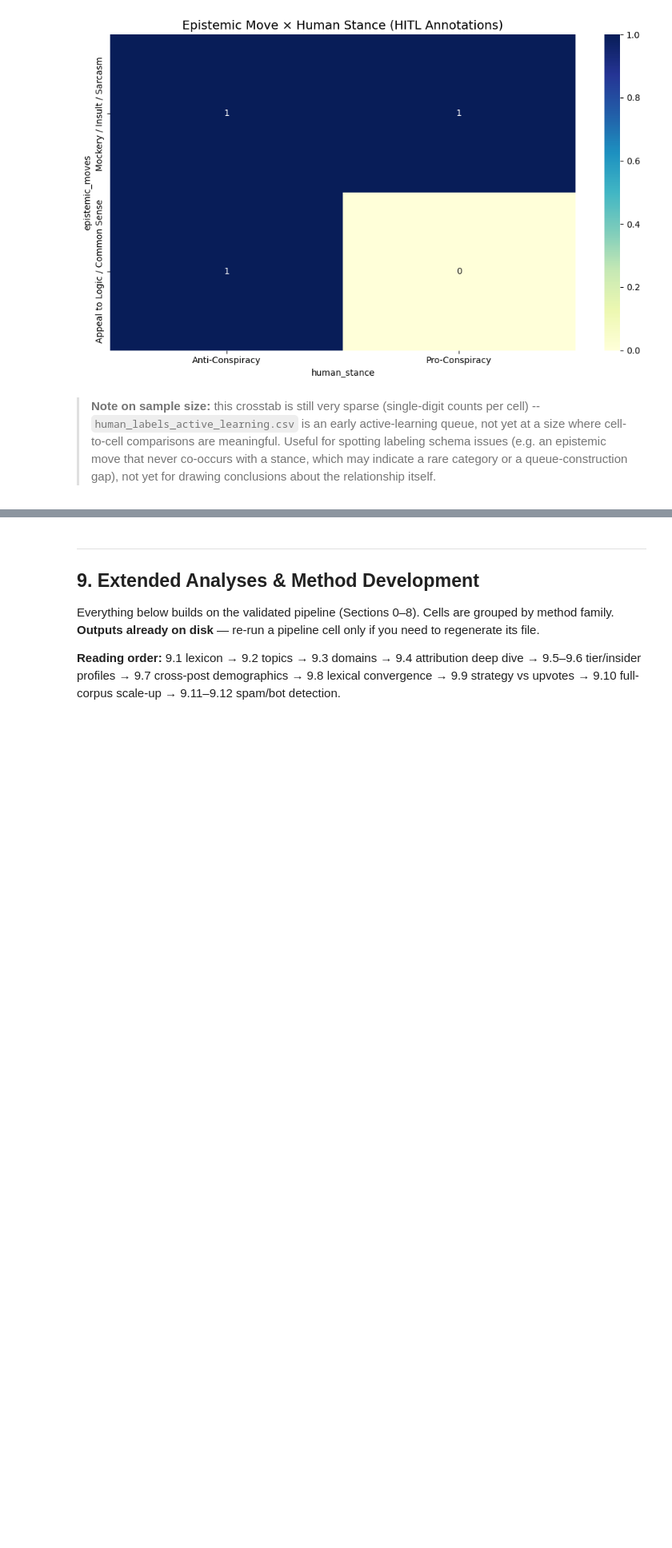
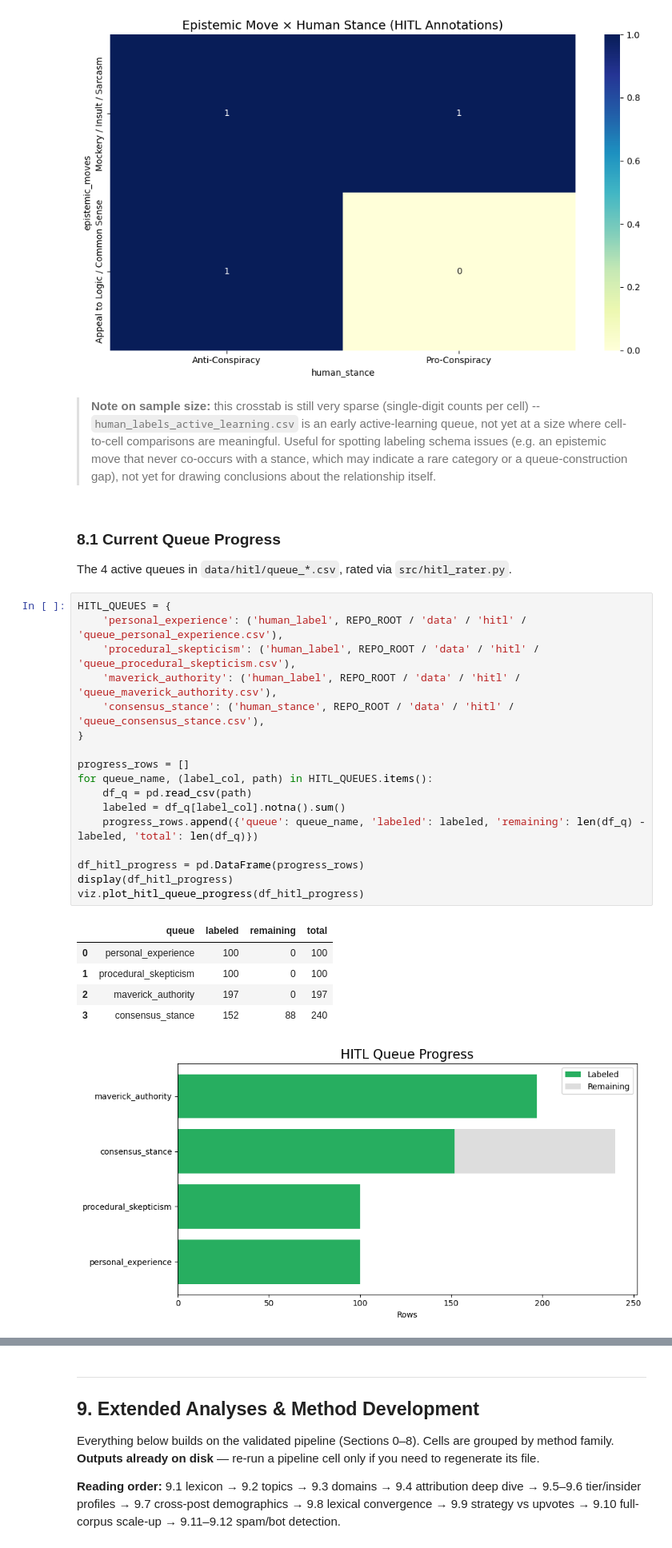
Before and after one commit to humanathema/ConspiracyComments, a Jupyter notebook: ConspiracyMaster_Refactored.ipynb, the cells around one changed output, grey strips where cells are left out. Shown at 80% size. Drawn from its saved outputs; the diff is of its cells as text; blank space fills up the shorter version.

```diff
--- a/ConspiracyMaster_Refactored.ipynb
+++ b/ConspiracyMaster_Refactored.ipynb
@@ -1694,3 +1699,31 @@ viz.plot_epistemic_stance_heatmap(matrix)
 [figure]
 # %% [markdown]
 > **Note on sample size:** this crosstab is still very sparse (single-digit counts per cell) -- `human_labels_active_learning.csv` is an early active-learning queue, not yet at a size where cell-to-cell comparisons are meaningful. Useful for spotting labeling schema issues (e.g. an epistemic move that never co-occurs with a stance, which may indicate a rare category or a queue-construction gap), not yet for drawing conclusions about the relationship itself.
+# %% [markdown]
+### 8.1 Current Queue Progress
+
+The 4 active queues in `data/hitl/queue_*.csv`, rated via `src/hitl_rater.py`.
+# %%
+HITL_QUEUES = {
+    'personal_experience': ('human_label', REPO_ROOT / 'data' / 'hitl' / 'queue_personal_experience.csv'),
+    'procedural_skepticism': ('human_label', REPO_ROOT / 'data' / 'hitl' / 'queue_procedural_skepticism.csv'),
+    'maverick_authority': ('human_label', REPO_ROOT / 'data' / 'hitl' / 'queue_maverick_authority.csv'),
+    'consensus_stance': ('human_stance', REPO_ROOT / 'data' / 'hitl' / 'queue_consensus_stance.csv'),
+}
+
+progress_rows = []
+for queue_name, (label_col, path) in HITL_QUEUES.items():
+    df_q = pd.read_csv(path)
+    labeled = df_q[label_col].notna().sum()
+    progress_rows.append({'queue': queue_name, 'labeled': labeled, 'remaining': len(df_q) - labeled, 'total': len(df_q)})
+
+df_hitl_progress = pd.DataFrame(progress_rows)
+display(df_hitl_progress)
+viz.plot_hitl_queue_progress(df_hitl_progress)
+# %% [output]
+|  | queue | labeled | remaining | total |
+| 0 | personal_experience | 100 | 0 | 100 |
+| 1 | procedural_skepticism | 100 | 0 | 100 |
+| 2 | maverick_authority | 197 | 0 | 197 |
+| 3 | consensus_stance | 152 | 88 | 240 |
+[figure, added]
```
Also changed, not shown: parts of 6 cells of this notebook, 2 other files.
